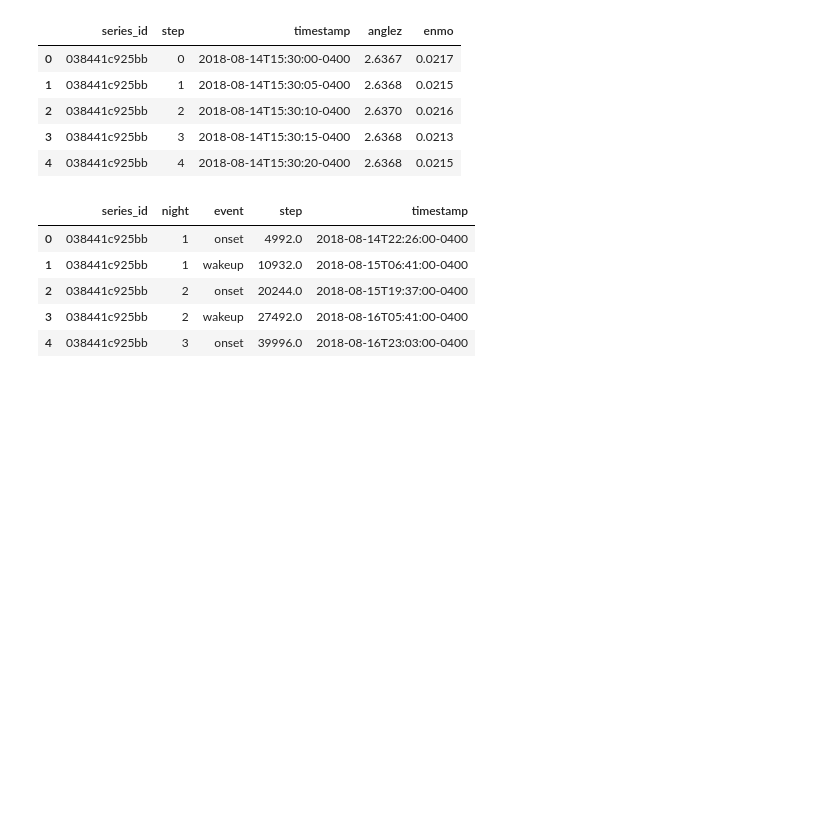
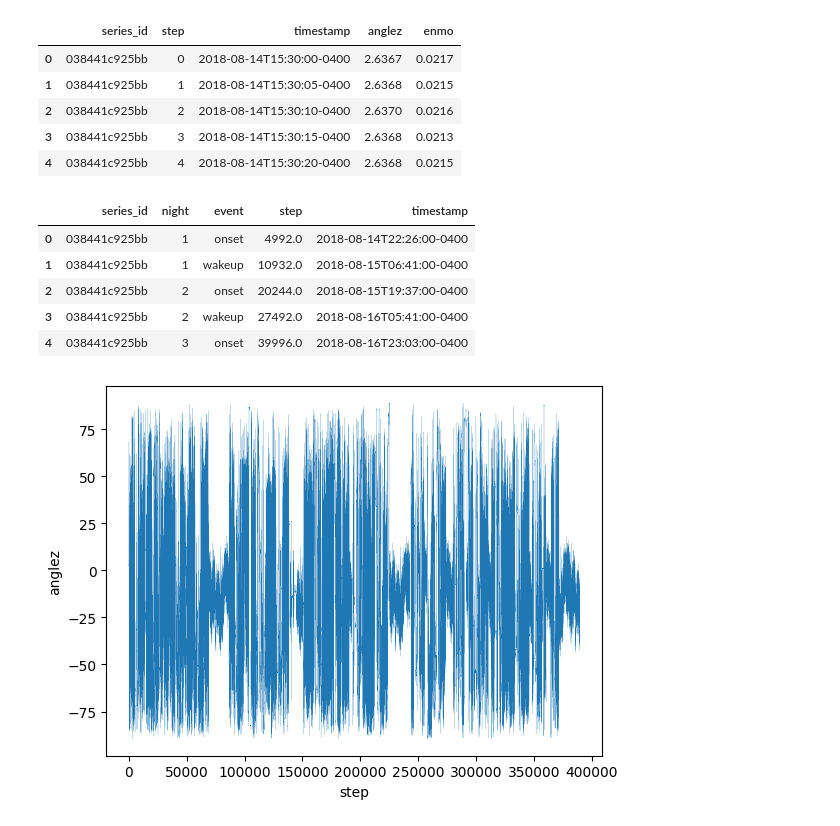
Before and after one commit to jcolon030/KaggleSleep, a Jupyter notebook: KaggleSleep.ipynb, the cells around one changed output. Drawn from its saved outputs; the diff is of its cells as text; code cells hidden in the pictures; blank space fills up the shorter version.

```diff
--- a/KaggleSleep.ipynb
+++ b/KaggleSleep.ipynb
@@ -5,8 +6,8 @@ import numpy  as np
 # %%
 #read in data
-test_series  = pd.read_parquet("../child-mind-institute-detect-sleep-states/test_series.parquet")
-train_series = pd.read_parquet("../child-mind-institute-detect-sleep-states/train_series.parquet")
-train_events = pd.read_csv("../child-mind-institute-detect-sleep-states/train_events.csv")
+test_series  = pd.read_parquet("./child-mind-institute-detect-sleep-states/test_series.parquet")
+train_series = pd.read_parquet("./child-mind-institute-detect-sleep-states/train_series.parquet")
+train_events = pd.read_csv("./child-mind-institute-detect-sleep-states/train_events.csv")
 # %%
 #take a look
 train_series.head()
@@ -27,3 +28,13 @@ train_events.head()
 | 2 | 038441c925bb | 2 | onset | 20244.0 | 2018-08-15T19:37:00-0400 |
 | 3 | 038441c925bb | 2 | wakeup | 27492.0 | 2018-08-16T05:41:00-0400 |
 | 4 | 038441c925bb | 3 | onset | 39996.0 | 2018-08-16T23:03:00-0400 |
+# %%
+#one individual
+p1 = train_series[train_series.series_id == "038441c925bb"]
+# %%
+plt.plot(p1.step, p1.anglez, lw=0.1)
+plt.xlabel("step")
+plt.ylabel("anglez")
+plt.show()
+# %% [output]
+[figure, added]
```
Also changed, not shown: parts of 1 cell of this notebook.
